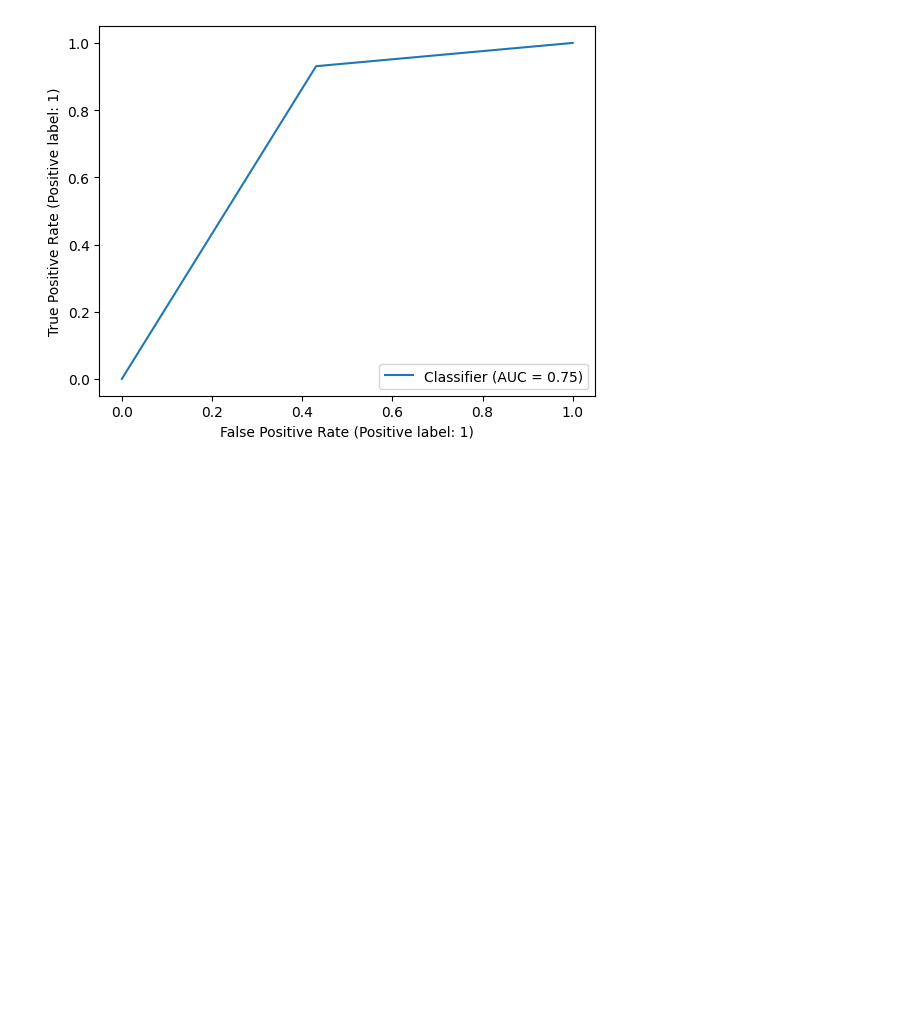
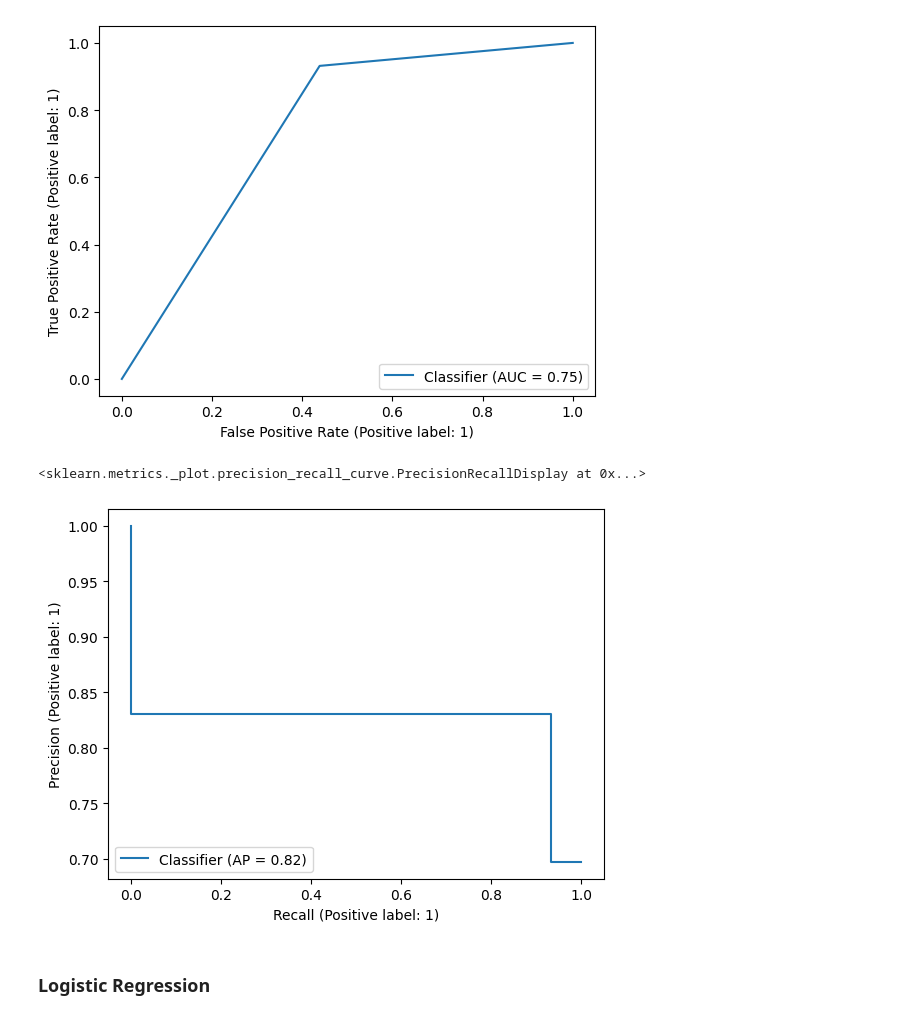
Before and after one commit to asoylatte03/spotify-app-reviews, a Jupyter notebook: modeling.ipynb, the cells around one changed output. Saved outputs shown, nothing was run; the diff lists cells and outputs as text; code cells hidden in the pictures; blank space fills up the shorter version.

```diff
--- a/modeling.ipynb
+++ b/modeling.ipynb
@@ -137,3 +162,10 @@ RocCurveDisplay.from_predictions(y_test,preds2)
 # %% [output]
 <sklearn.metrics._plot.roc_curve.RocCurveDisplay at 0x...>
 [figure]
+# %%
+PrecisionRecallDisplay.from_predictions(y_test,preds2)
+# %% [output]
+<sklearn.metrics._plot.precision_recall_curve.PrecisionRecallDisplay at 0x...>
+[figure, added]
+# %% [markdown]
+### Logistic Regression
```
Also changed, not shown: parts of 52 cells of this notebook, 4 other files.
